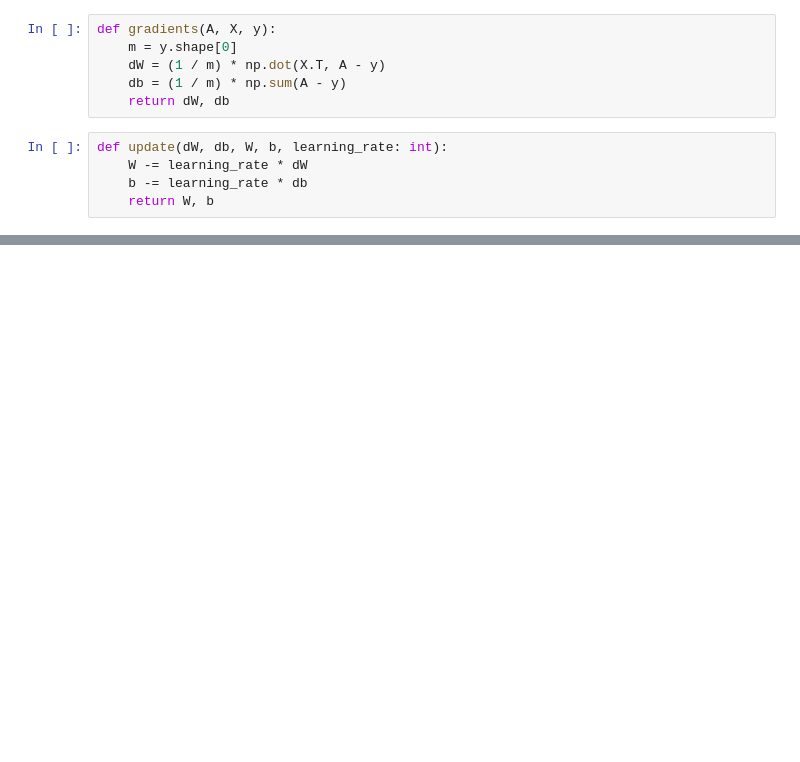
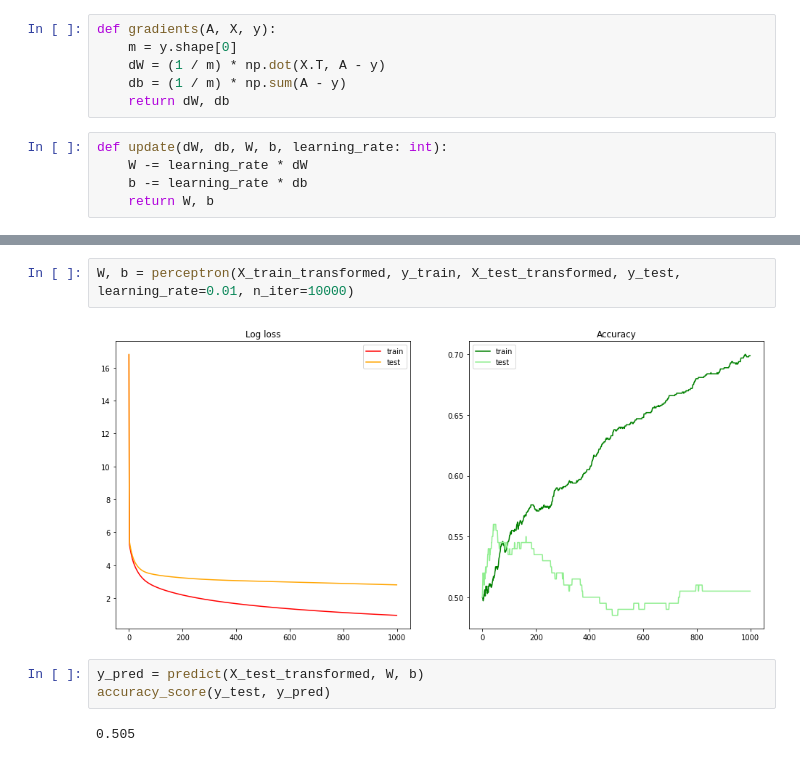
Before and after one commit to alexandre-pinon/deep-learning-learning, a Jupyter notebook: perceptron.ipynb, the cells around one changed output, grey strips where cells are left out. Drawn from its saved outputs; the diff is of its cells as text; blank space fills up the shorter version.

```diff
--- a/perceptron.ipynb
+++ b/perceptron.ipynb
@@ -105,0 +166,9 @@ array([ True])
+# %%
+W, b = perceptron(X_train_transformed, y_train, X_test_transformed, y_test, learning_rate=0.01, n_iter=10000)
+# %% [output]
+[figure, added]
+# %%
+y_pred = predict(X_test_transformed, W, b)
+accuracy_score(y_test, y_pred)
+# %% [output]
+0.505
```
Also changed, not shown: parts of 20 cells of this notebook, 3 other files.
